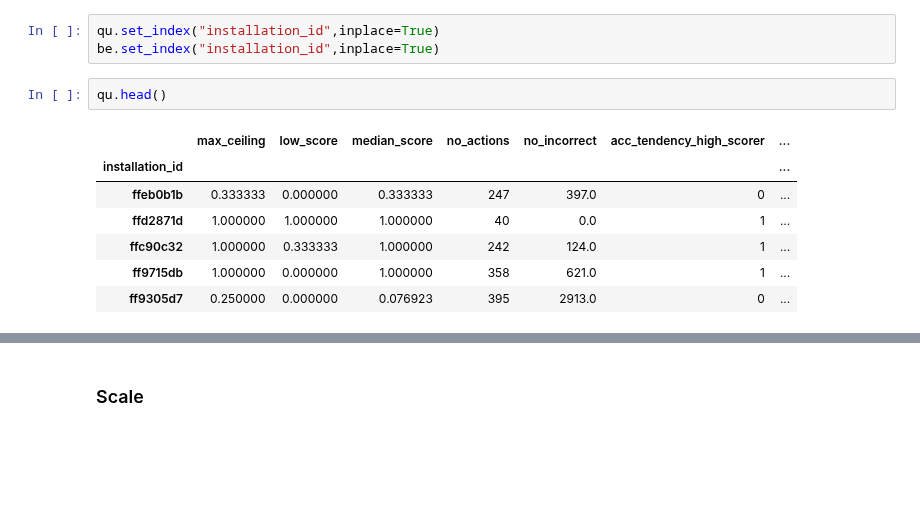
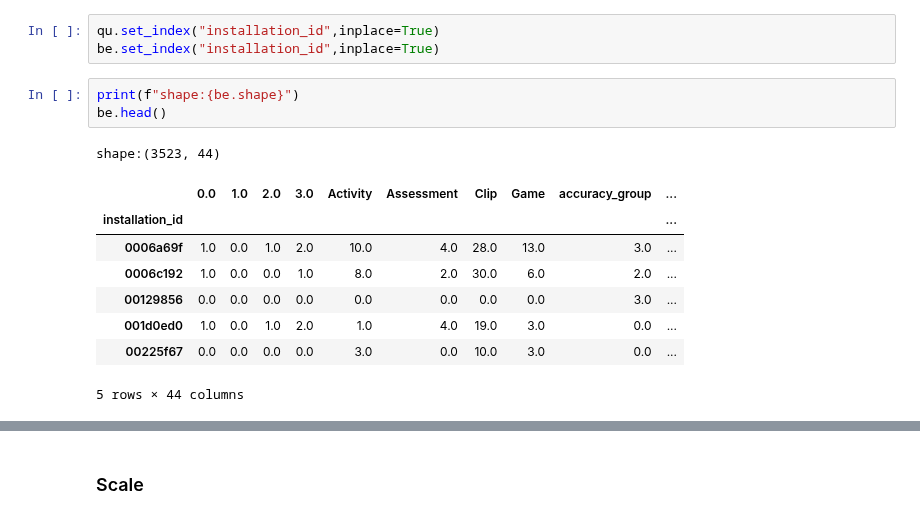
Before and after one commit to cats-in-the-hat/PBS-KIDS2, a Jupyter notebook: full_project_documentation.ipynb, the cells around one changed output, grey strips where cells are left out. Saved outputs shown, nothing was run; the diff lists cells and outputs as text; blank space fills up the shorter version.

```diff
--- a/full_project_documentation.ipynb
+++ b/full_project_documentation.ipynb
@@ -185,13 +195,16 @@ be = pd.read_csv("beta.csv")
 # %%
 qu.set_index("installation_id",inplace=True)
 be.set_index("installation_id",inplace=True)
-# %%
-qu.head()
-# %% [output]
-|  | max_ceiling | low_score | median_score | no_actions | no_incorrect | acc_tendency_high_scorer | ... |
-| installation_id |  |  |  |  |  |  | ... |
-| ffeb0b1b | 0.333333 | 0.000000 | 0.333333 | 247 | 397.0 | 0 | ... |
-| ffd2871d | 1.000000 | 1.000000 | 1.000000 | 40 | 0.0 | 1 | ... |
-| ffc90c32 | 1.000000 | 0.333333 | 1.000000 | 242 | 124.0 | 1 | ... |
-| ff9715db | 1.000000 | 0.000000 | 1.000000 | 358 | 621.0 | 1 | ... |
-| ff9305d7 | 0.250000 | 0.000000 | 0.076923 | 395 | 2913.0 | 0 | ... |
+# %%
+print(f"shape:{be.shape}")
+be.head()
+# %% [output]
+shape:(3523, 44)
+|  | 0.0 | 1.0 | 2.0 | 3.0 | Activity | Assessment | Clip | Game | accuracy_group | ... |
+| installation_id |  |  |  |  |  |  |  |  |  | ... |
+| 0006a69f | 1.0 | 0.0 | 1.0 | 2.0 | 10.0 | 4.0 | 28.0 | 13.0 | 3.0 | ... |
+| 0006c192 | 1.0 | 0.0 | 0.0 | 1.0 | 8.0 | 2.0 | 30.0 | 6.0 | 2.0 | ... |
+| 00129856 | 0.0 | 0.0 | 0.0 | 0.0 | 0.0 | 0.0 | 0.0 | 0.0 | 3.0 | ... |
+| 001d0ed0 | 1.0 | 0.0 | 1.0 | 2.0 | 1.0 | 4.0 | 19.0 | 3.0 | 0.0 | ... |
+| 00225f67 | 0.0 | 0.0 | 0.0 | 0.0 | 3.0 | 0.0 | 10.0 | 3.0 | 0.0 | ... |
+5 rows × 44 columns
```
Also changed, not shown: parts of 51 cells of this notebook.
